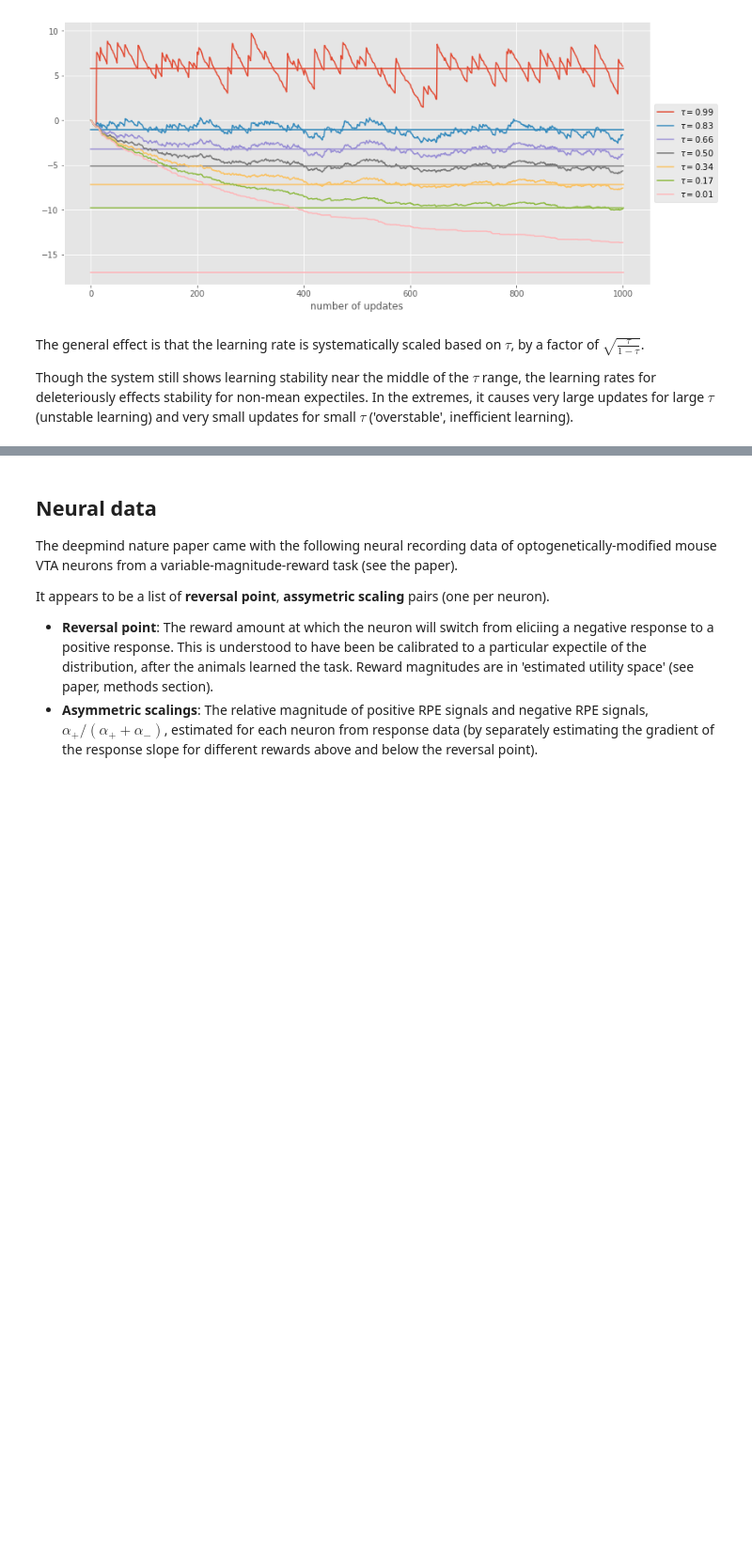
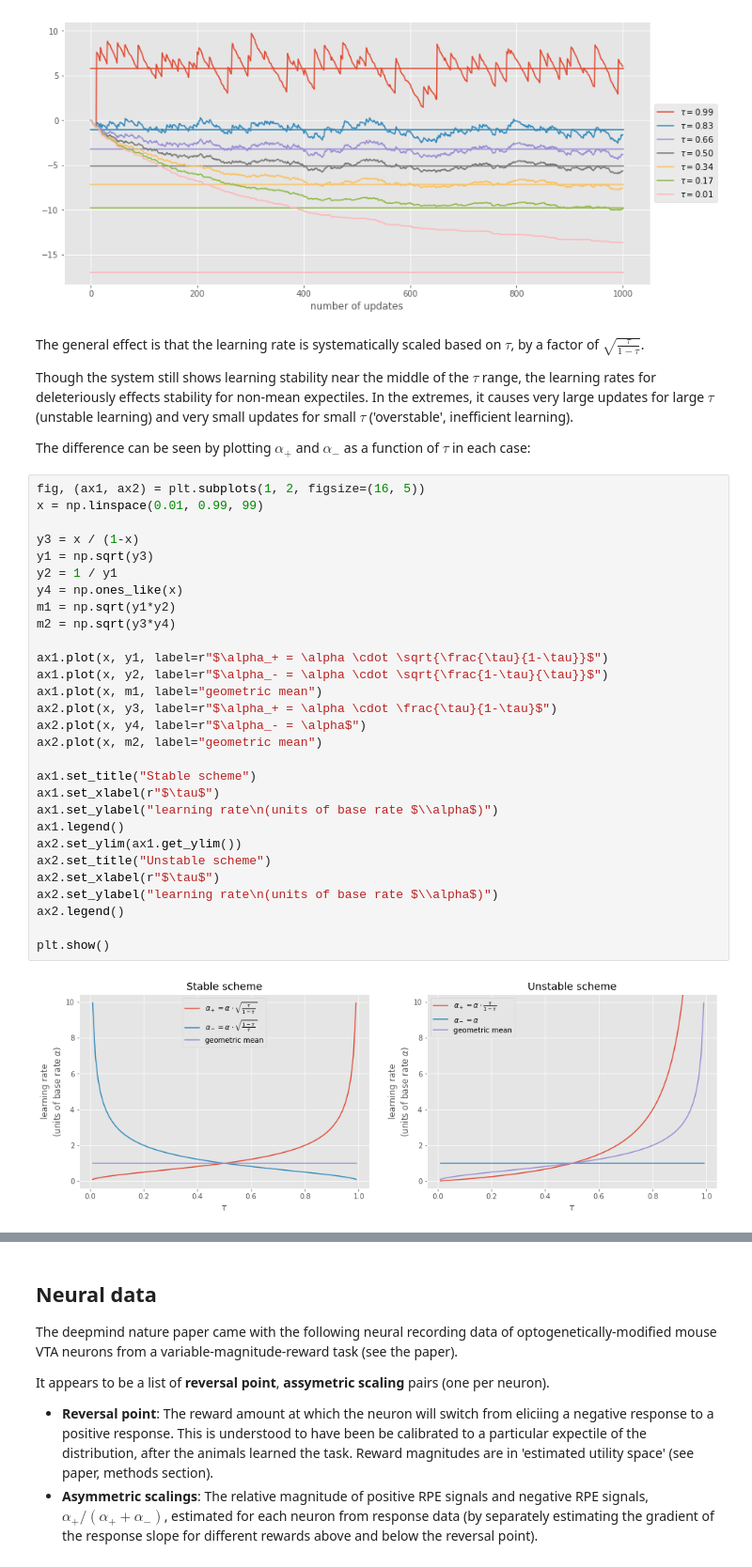
Before and after one commit to matomatical/neuRL, a Jupyter notebook: Expectiles.ipynb, the cells around one changed output, grey strips where cells are left out. Shown at 94% size. Saved outputs shown, nothing was run; the diff lists cells and outputs as text; blank space fills up the shorter version.

Commit message:
some ideas from overnight, and average response plots

```diff
--- a/Expectiles.ipynb
+++ b/Expectiles.ipynb
@@ -624,3 +624,36 @@ plotting...
 The general effect is that the learning rate is systematically scaled based on $\tau$, by a factor of $\sqrt{\frac{\tau}{1-\tau}}$.
 
 Though the system still shows learning stability near the middle of the $\tau$ range, the learning rates for deleteriously effects stability for non-mean expectiles. In the extremes, it causes very large updates for large $\tau$ (unstable learning) and very small updates for small $\tau$ ('overstable', inefficient learning).
+
+The difference can be seen by plotting $\alpha_+$ and $\alpha_-$ as a function of $\tau$ in each case:
+# %%
+fig, (ax1, ax2) = plt.subplots(1, 2, figsize=(16, 5))
+x = np.linspace(0.01, 0.99, 99)
+
+y3 = x / (1-x)
+y1 = np.sqrt(y3)
+y2 = 1 / y1
+y4 = np.ones_like(x)
+m1 = np.sqrt(y1*y2)
+m2 = np.sqrt(y3*y4)
+
+ax1.plot(x, y1, label=r"$\alpha_+ = \alpha \cdot \sqrt{\frac{\tau}{1-\tau}}$")
+ax1.plot(x, y2, label=r"$\alpha_- = \alpha \cdot \sqrt{\frac{1-\tau}{\tau}}$")
+ax1.plot(x, m1, label="geometric mean")
+ax2.plot(x, y3, label=r"$\alpha_+ = \alpha \cdot \frac{\tau}{1-\tau}$")
+ax2.plot(x, y4, label=r"$\alpha_- = \alpha$")
+ax2.plot(x, m2, label="geometric mean")
+
+ax1.set_title("Stable scheme")
+ax1.set_xlabel(r"$\tau$")
+ax1.set_ylabel("learning rate\n(units of base rate $\\alpha$)")
+ax1.legend()
+ax2.set_ylim(ax1.get_ylim())
+ax2.set_title("Unstable scheme")
+ax2.set_xlabel(r"$\tau$")
+ax2.set_ylabel("learning rate\n(units of base rate $\\alpha$)")
+ax2.legend()
+
+plt.show()
+# %% [output]
+[figure, added]
```
Also changed, not shown: parts of 14 cells of this notebook, 1 other file.
